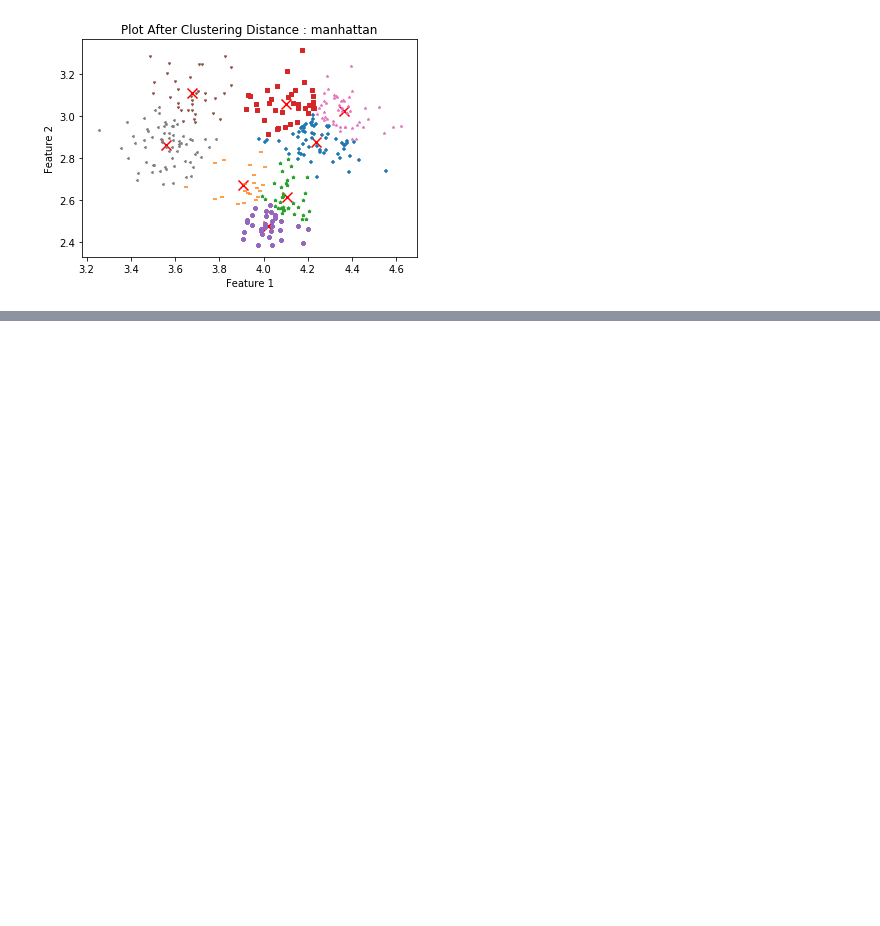
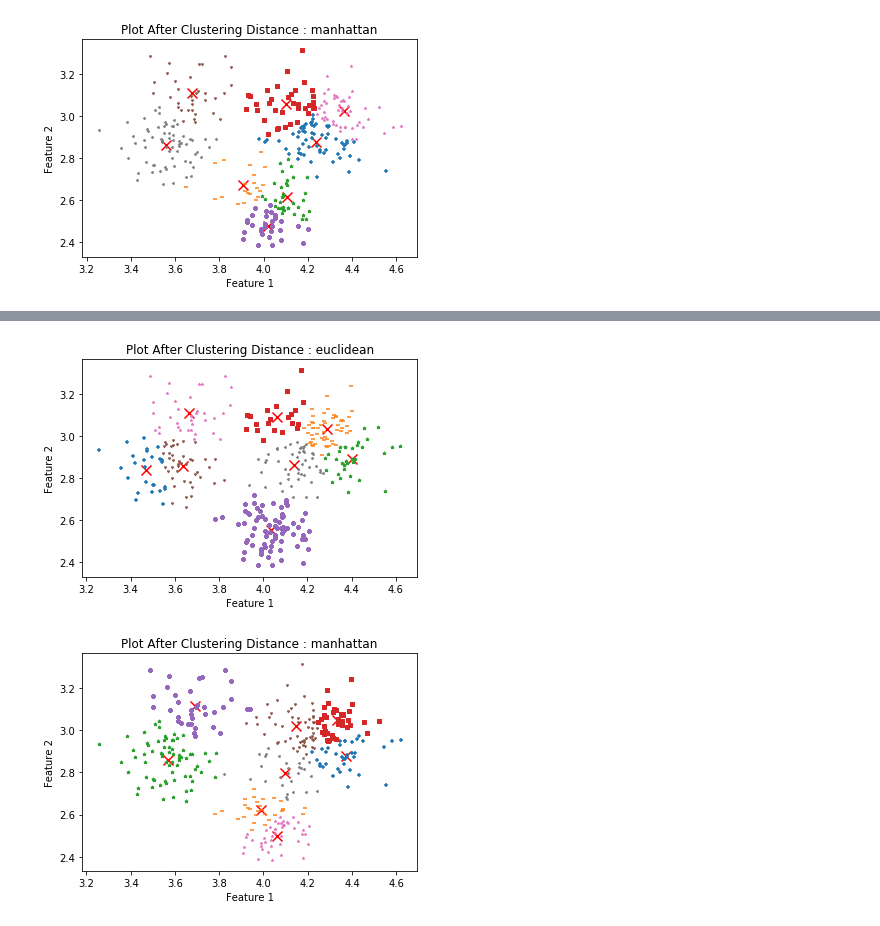
Before and after one commit to shivammehta25/Machine-Learning-Lab, a Jupyter notebook: Task 10 | Clustering K means.ipynb, the cells around one changed output, grey strips where cells are left out. Drawn from its saved outputs; the diff is of its cells as text; code cells hidden in the pictures; blank space fills up the shorter version.

```diff
--- a/Task 10 | Clustering K means.ipynb
+++ b/Task 10 | Clustering K means.ipynb
@@ -185,0 +190,7 @@ for distance in ['euclidean', 'manhattan']:
+# %%
+filename = 'vinnie.csv'
+folder_name = 'Task10_DataSet'
+filename = join(folder_name, filename)
+# %%
+data2 = DataProcessor(filename)
+Utils.plot_data(data2.X, data2.Y)
@@ -185,0 +199,8 @@ for distance in ['euclidean', 'manhattan']:
+# %%
+for distance in ['euclidean', 'manhattan']:
+    km = KMeans(distance=distance)
+    km.fit(data2.X, data2.Y)
+    km.plot_cluster()
+# %% [output]
+[figure, added]
+[figure, added]
```
Also changed, not shown: parts of 6 cells of this notebook, 6 other files.
